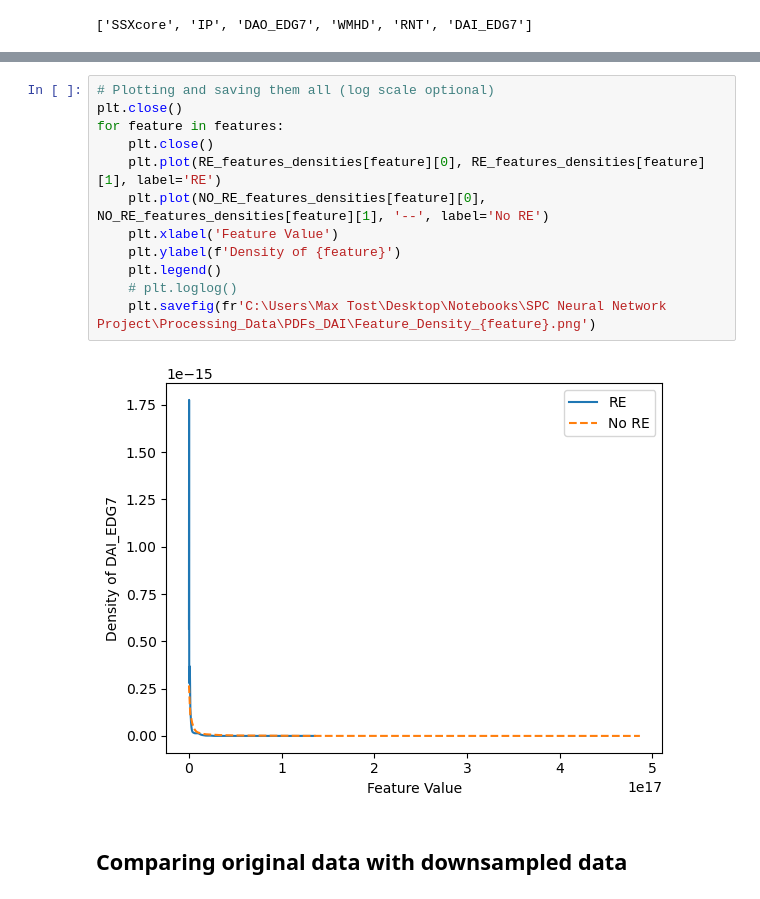
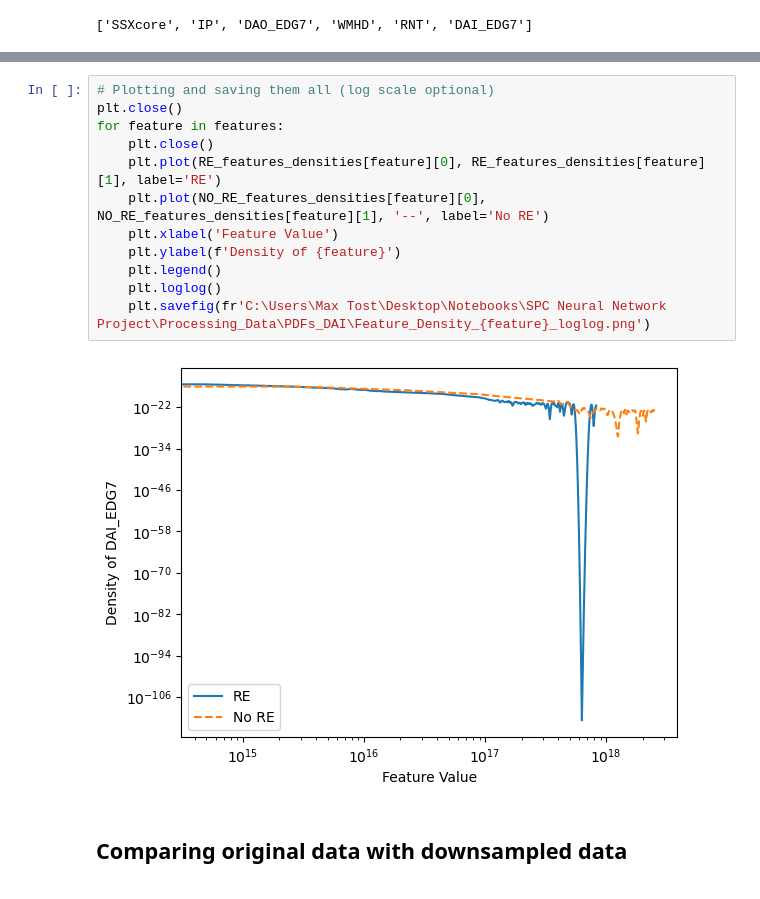
Before and after one commit to maxtost10/SPC-Runaway_Classifier, a Jupyter notebook: Processing_Data/Exploratory Data Analysis.ipynb, the cells around one changed output, grey strips where cells are left out. Drawn from its saved outputs; the diff is of its cells as text.

Commit message:
Plotting and saving normalised PDFs

```diff
--- a/Processing_Data/Exploratory Data Analysis.ipynb
+++ b/Processing_Data/Exploratory Data Analysis.ipynb
@@ -76,17 +88,17 @@ Error processing feature 'DAI_EDG7' in DataFrame '97210': The data appears to li
 # %%
 # Plotting and saving them all (log scale optional)
 plt.close()
 for feature in features:
     plt.close()
     plt.plot(RE_features_densities[feature][0], RE_features_densities[feature][1], label='RE')
     plt.plot(NO_RE_features_densities[feature][0], NO_RE_features_densities[feature][1], '--', label='No RE')
     plt.xlabel('Feature Value')
     plt.ylabel(f'Density of {feature}')
     plt.legend()
-    # plt.loglog()
-    plt.savefig(fr'C:\Users\Max Tost\Desktop\Notebooks\SPC Neural Network Project\Processing_Data\PDFs_DAI\Feature_Density_{feature}.png')
+    plt.loglog()
+    plt.savefig(fr'C:\Users\Max Tost\Desktop\Notebooks\SPC Neural Network Project\Processing_Data\PDFs_DAI\Feature_Density_{feature}_loglog.png')
 # %% [output]
-[figure, old version]
+[figure, new version]
 # %% [markdown]
 ## Comparing original data with downsampled data
 # %%
```
Also changed, not shown: parts of 8 cells of this notebook.
